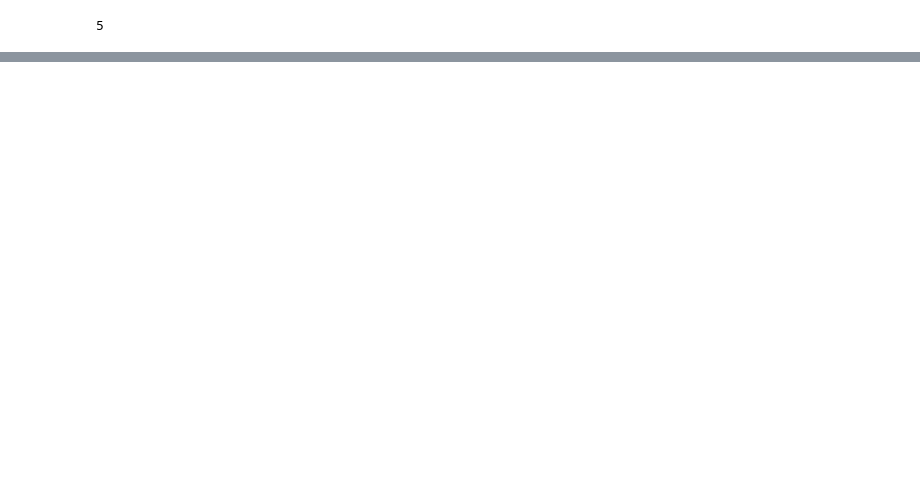
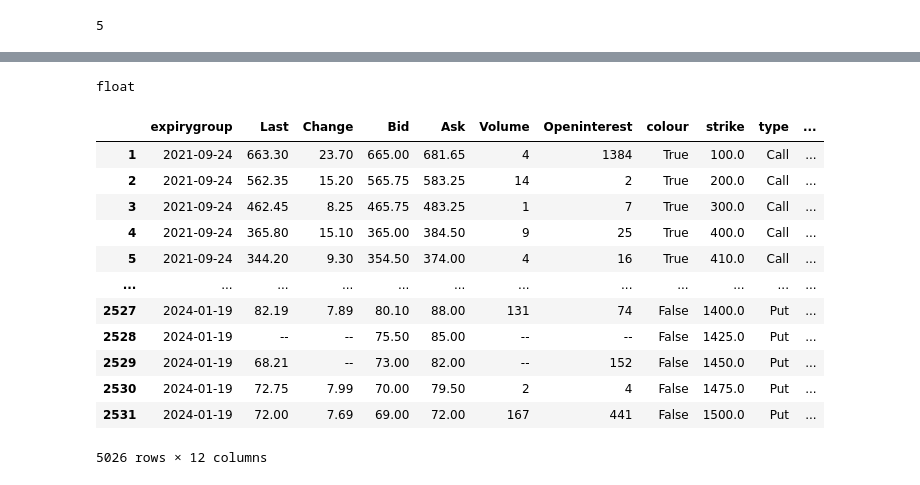
Before and after one commit to lawson-roberts/streamlit-stock-analysis, a Jupyter notebook: stock_analysis/stock_crawling.ipynb, the cells around one changed output, grey strips where cells are left out. Cells and saved outputs as stored; diff of their text form; code cells hidden in the pictures; blank space fills up the shorter version.

```diff
--- a/stock_analysis/stock_crawling.ipynb
+++ b/stock_analysis/stock_crawling.ipynb
@@ -932,0 +546,6 @@ fin_df
+# %%
+price = json_normalize(response_text['data'])
+price = pd.DataFrame(price['lastTrade'], columns=['lastTrade'])
+price[['last', 'trade', 'price', 'as', 'of', 'sep', 'day', 'year']]= price["lastTrade"].str.split(" ", expand = True)
+price_new = price['price'].str[1:][0]
+price_new
@@ -932,0 +561,3 @@ fin_df
+# %%
+option_data = json_normalize(response_text['data']['table'], 'rows')
+print(option_data.shape)
@@ -932,0 +566,7 @@ fin_df
+# %%
+option_data = option_data.drop(columns = ['drillDownURL'])
+option_data['expirygroup'] = option_data['expirygroup'].replace('', np.nan).ffill()
+option_data['expirygroup'] = pd.to_datetime(option_data['expirygroup'])
+option_data = option_data.dropna(subset = ['strike'])
+#option_data = option_data.tail(-1)
+option_data
@@ -932,0 +587,35 @@ fin_df
+# %%
+price_new = float(price_new)
+type(price_new)
+# %% [output]
+float
+# %%
+calls = option_data[['expirygroup', 'c_Last', 'c_Change', 'c_Bid', 'c_Ask', 'c_Volume', 'c_Openinterest', 'c_colour', 'strike']].copy()
+calls = calls.rename(columns = {'c_Last': 'Last', 'c_Change': 'Change', 'c_Bid': 'Bid', 'c_Ask': 'Ask', 'c_Volume': 'Volume', 'c_Openinterest': 'Openinterest', 'c_colour': 'colour'})
+calls['type'] = "Call"
+calls['strike'] = calls['strike'].astype(float)
+calls['money_category'] = np.where(calls['strike'] <= price_new, "In the Money", "Out of the Money")
+
+puts = option_data[['expirygroup', 'p_Last', 'p_Change', 'p_Bid', 'p_Ask', 'p_Volume', 'p_Openinterest', 'p_colour', 'strike']].copy()
+puts = calls.rename(columns = {'p_Last': 'Last', 'p_Change': 'Change', 'p_Bid': 'Bid', 'p_Ask': 'Ask', 'p_Volume': 'Volume', 'p_Openinterest': 'Openinterest', 'p_colour': 'colour'})
+puts['type'] = "Put"
+puts['strike'] = puts['strike'].astype(float)
+puts['money_category'] = np.where(puts['strike'] >= price_new, "In the Money", "Out of the Money")
+
+option_data_new = calls.append(puts)
+option_data_new['current_price'] = price_new
+option_data_new
+# %% [output]
+|  | expirygroup | Last | Change | Bid | Ask | Volume | Openinterest | colour | strike | type | ... |
+| 1 | 2021-09-24 | 663.30 | 23.70 | 665.00 | 681.65 | 4 | 1384 | True | 100.0 | Call | ... |
+| 2 | 2021-09-24 | 562.35 | 15.20 | 565.75 | 583.25 | 14 | 2 | True | 200.0 | Call | ... |
+| 3 | 2021-09-24 | 462.45 | 8.25 | 465.75 | 483.25 | 1 | 7 | True | 300.0 | Call | ... |
+| 4 | 2021-09-24 | 365.80 | 15.10 | 365.00 | 384.50 | 9 | 25 | True | 400.0 | Call | ... |
+| 5 | 2021-09-24 | 344.20 | 9.30 | 354.50 | 374.00 | 4 | 16 | True | 410.0 | Call | ... |
+| ... | ... | ... | ... | ... | ... | ... | ... | ... | ... | ... | ... |
+| 2527 | 2024-01-19 | 82.19 | 7.89 | 80.10 | 88.00 | 131 | 74 | False | 1400.0 | Put | ... |
+| 2528 | 2024-01-19 | -- | -- | 75.50 | 85.00 | -- | -- | False | 1425.0 | Put | ... |
+| 2529 | 2024-01-19 | 68.21 | -- | 73.00 | 82.00 | -- | 152 | False | 1450.0 | Put | ... |
+| 2530 | 2024-01-19 | 72.75 | 7.99 | 70.00 | 79.50 | 2 | 4 | False | 1475.0 | Put | ... |
+| 2531 | 2024-01-19 | 72.00 | 7.69 | 69.00 | 72.00 | 167 | 441 | False | 1500.0 | Put | ... |
+5026 rows × 12 columns
```
Also changed, not shown: parts of 76 cells of this notebook, 2 other files.
